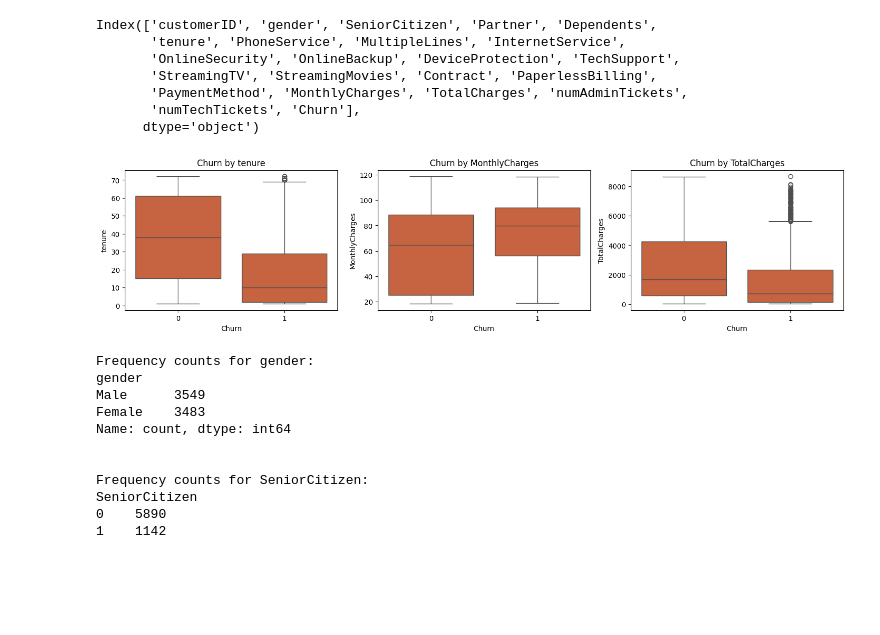
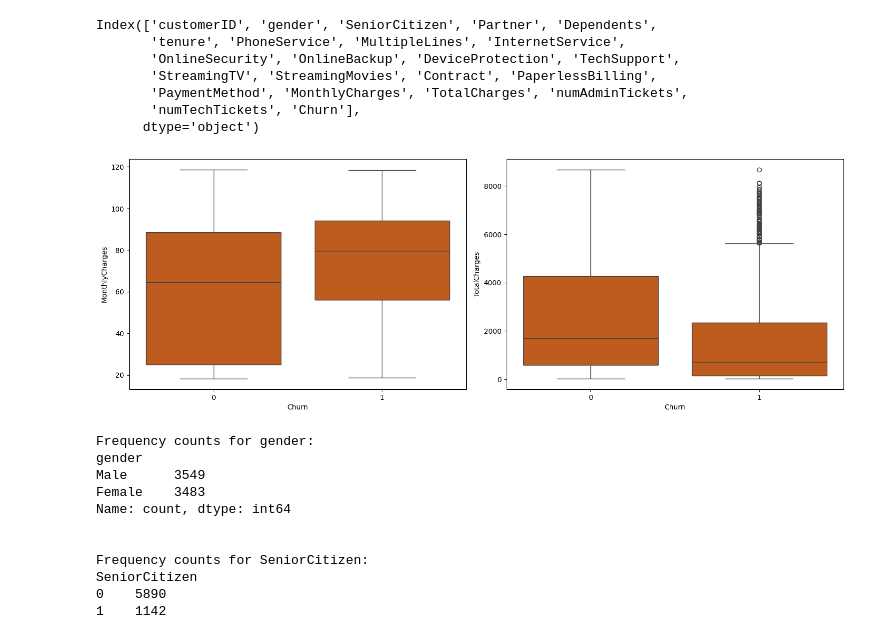
Before and after one commit to anthonytran1506/Customer-Churn-PwC, a Jupyter notebook: project.ipynb, the cells around one changed output. Cells and saved outputs as stored; diff of their text form; code cells hidden in the pictures; blank space fills up the shorter version.

```diff
--- a/project.ipynb
+++ b/project.ipynb
@@ -187,19 +187,18 @@ Index(['customerID', 'gender', 'SeniorCitizen', 'Partner', 'Dependents',
       dtype='object')
 # %%
 # Numerical variables - compare distributions
-numerical_cols = ['tenure', 'MonthlyCharges',
+numerical_cols = ['MonthlyCharges',
                   'TotalCharges']
 # Numerical variables - compare distributions
 
 plt.figure(figsize=(15, 10))
 for i, col in enumerate(numerical_cols):
-    plt.subplot(3, 3, i + 1)
-    sns.boxplot(x='Churn', y=col, data=data, color = '#DC582A')
-    plt.title(f'Churn by {col}')
+    plt.subplot(2, 2, i + 1)
+    sns.boxplot(x='Churn', y=col, data=data, color = '#D85604')
 plt.tight_layout()
 plt.show()
 # %% [output]
-[figure, old version]
+[figure, new version]
 # %%
 # List of categorical columns
 categorical_cols = ['gender', 'SeniorCitizen', 'Partner', 'Dependents',
```
Also changed, not shown: parts of 33 cells of this notebook.
